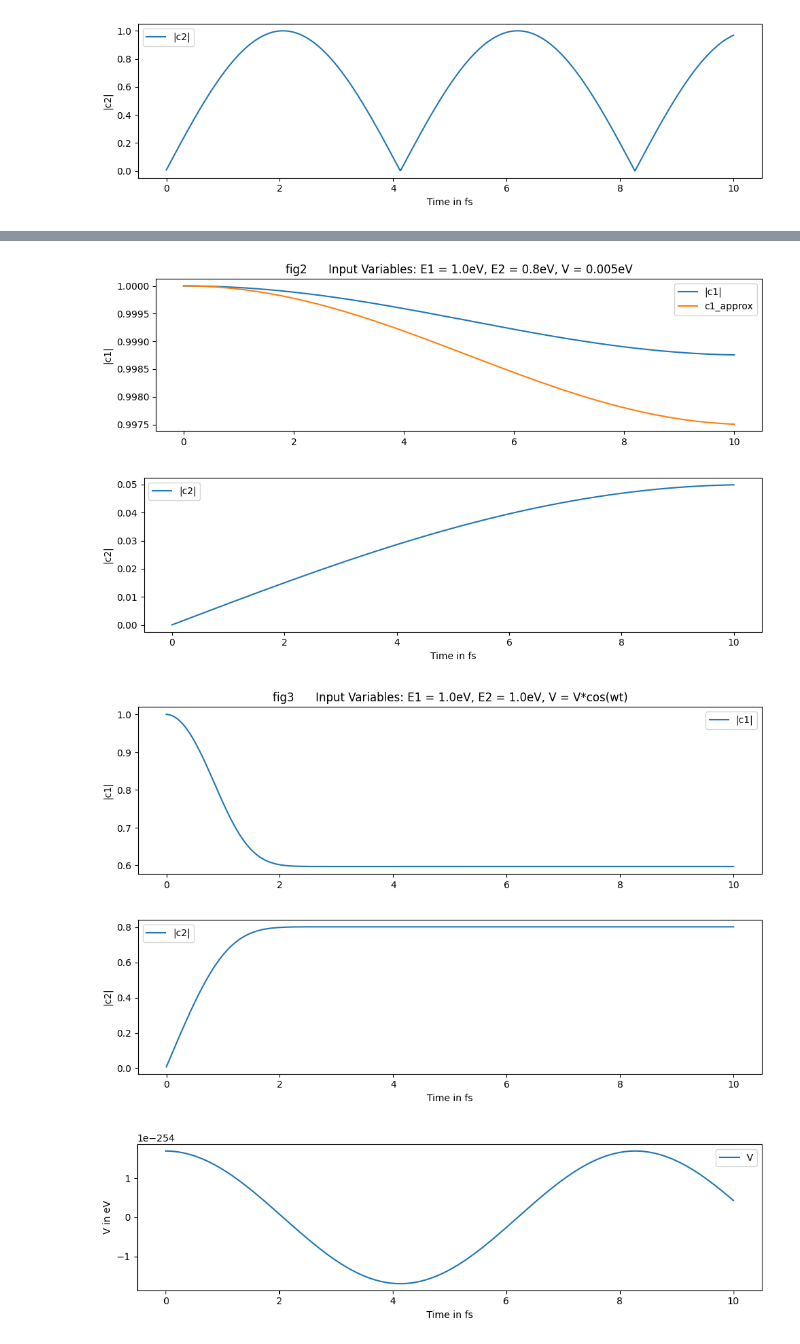
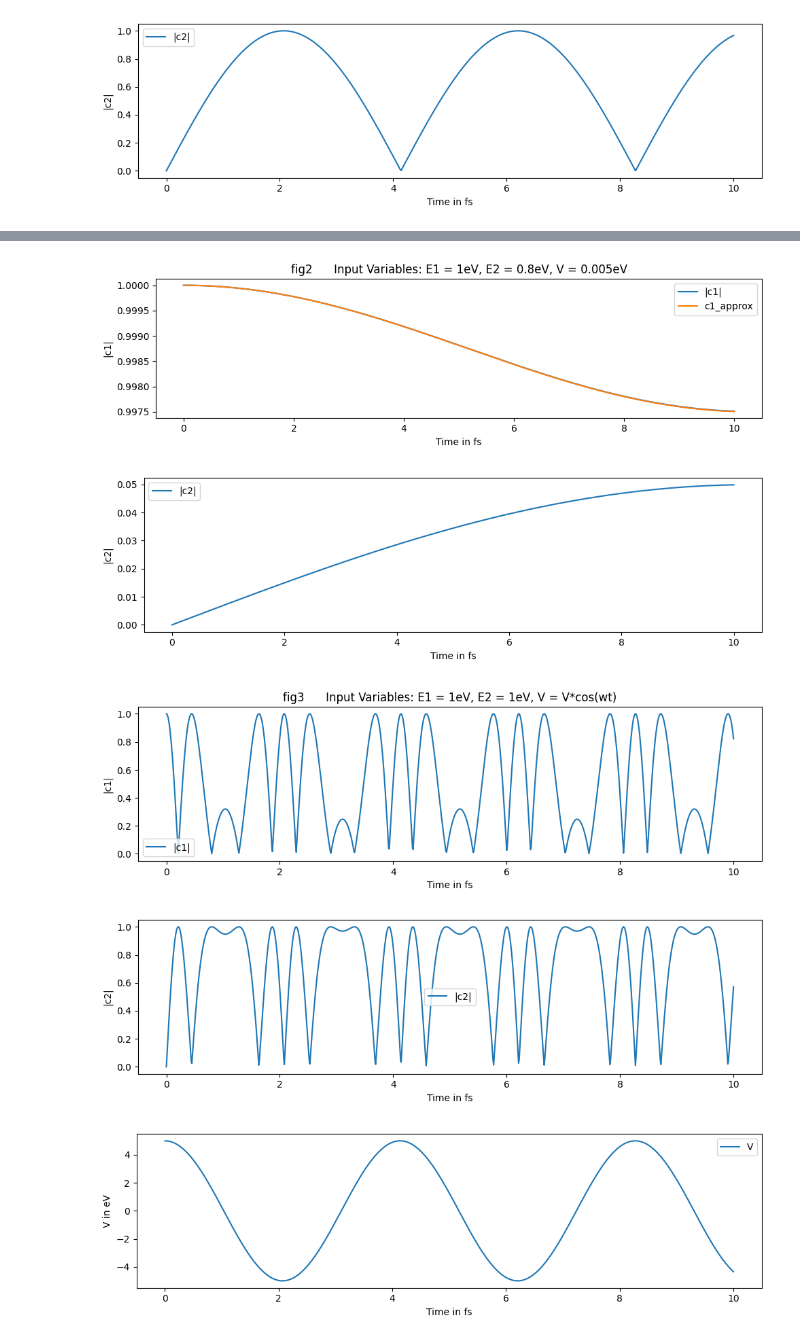
Before and after one commit to Sassy-Buoy/Comp-phys-Ex, a Jupyter notebook: ex2.ipynb, the cells around one changed output, grey strips where cells are left out. Drawn from its saved outputs; the diff is of its cells as text; code cells hidden in the pictures.

```diff
--- a/ex2.ipynb
+++ b/ex2.ipynb
@@ -85,15 +94,20 @@ plt.show()
 [figure]
 # %%
 # E1 - E2 >> V
+E1, E2, V = 1, 0.8, 0.005
+H = np.array([[E1, V], [V, E2]])
+Psi, T = time_evolution(t_max, h, c0, H)
+
+DE = abs(E1 - E2)
+c1_approx = (1 - 2*(V/DE)**2 * ( 1 - np.cos((DE + 2*V**2/DE)*T/hbar)))
 
 plt.figure(figsize=(10, 3))
-
 plt.title(f'fig2      Input Variables: E1 = {E1}eV, E2 = {E2}eV, V = {V}eV')
 
-c1_approx = 1 - 2 * V**2 / (E1 - E2)**2 + 2 * V**2 / (E1 - E2)**2 * np.cos((E1 - E2) * T / hbar)
 # c1
-plt.plot(T, np.abs(np.array(Psi)[:, 0]), label='|c1|')
+plt.plot(T, np.abs(np.array(Psi)[:, 0])**2, label='|c1|')
 plt.plot(T, c1_approx, label='c1_approx')
+plt.xlabel('Time in fs')
 plt.ylabel('|c1|')
 plt.legend()
 plt.tight_layout()
@@ -108,65 +122,58 @@ plt.legend()
 plt.tight_layout()
 plt.show()
 # %% [output]
-[figure, old version]
+[figure, new version]
 [figure]
 # %%
 # V = V0*cos(wt)
+E1, E2, V = 1, 1, 5
+w = 1
+def Vcos(w, t):
+  return V * np.cos(w*t/hbar)
 
-H = np.array([[E1, V], [V, E2]])
+def time_evolution_V(t_max, h, c0, H):
+  # time grid
+  num_steps = int((t_max) / h) + 1
+  T = np.linspace(0, t_max, num_steps)
 
-def rk4(t, psi, H, h):
+  Psi = []
+  psi = c0
+  for t in T:
+    H = np.array([[E1, Vcos(w, t)], [Vcos(w, t), E2]])
+    Psi.append(psi)
+    psi = rk4(t, psi, H, h)
+  return Psi, T
 
-    def schrodinger_eq(t, psi, H):
-        return -1j * np.dot(H, psi) / hbar
-
-    k1 = h * schrodinger_eq(t, psi, H)
-    k2 = h * schrodinger_eq(t + h/2, psi + k1/2, H)
-    k3 = h * schrodinger_eq(t + h/2, psi + k2/2, H)
-    k4 = h * schrodinger_eq(t + h, psi + k3, H)
-    return psi + (k1 + 2*k2 + 2*k3 + k4) / 6
-
-# time grid
-t_max = 10
-h = 0.01
-num_steps = int((t_max) / h) + 1
-T = np.linspace(0, t_max, num_steps)
-
-Psi = []
-psi = c0
-for i, t in enumerate(T):
-    V = V * np.cos(0.1 * t / hbar)
-    H = np.array([[E1, V], [V, E2]])
-    psi = rk4(t, psi, H, h)
-    Psi.append(psi)
+Psi, T = time_evolution_V(t_max, h, c0, H)
 
 # c1
 plt.figure(figsize=(10, 3))
 plt.plot(T, np.abs(np.array(Psi)[:, 0]), label='|c1|')
+plt.xlabel('Time in fs')
 plt.ylabel('|c1|')
 plt.legend()
 plt.tight_layout()
 plt.title(f'fig3      Input Variables: E1 = {E1}eV, E2 = {E2}eV, V = V*cos(wt)')
 plt.show()
 
 # c2
 plt.figure(figsize=(10, 3))
 plt.plot(T, np.abs(np.array(Psi)[:, 1]), label='|c2|')
 plt.xlabel('Time in fs')
 plt.ylabel('|c2|')
 plt.legend()
 plt.tight_layout()
 plt.show()
 
 #V
 plt.figure(figsize=(10, 3))
-plt.plot(T, V * np.cos(0.5 * T / hbar), label='V')
+plt.plot(T, Vcos(w, T), label='V')
 plt.xlabel('Time in fs')
 plt.ylabel('V in eV')
 plt.legend()
 plt.tight_layout()
 plt.show()
 # %% [output]
-[figure, old version]
+[figure, new version]
-[figure, old version]
+[figure, new version]
-[figure, old version]
+[figure, new version]
```
Also changed, not shown: parts of 2 cells of this notebook, 4 other files.
